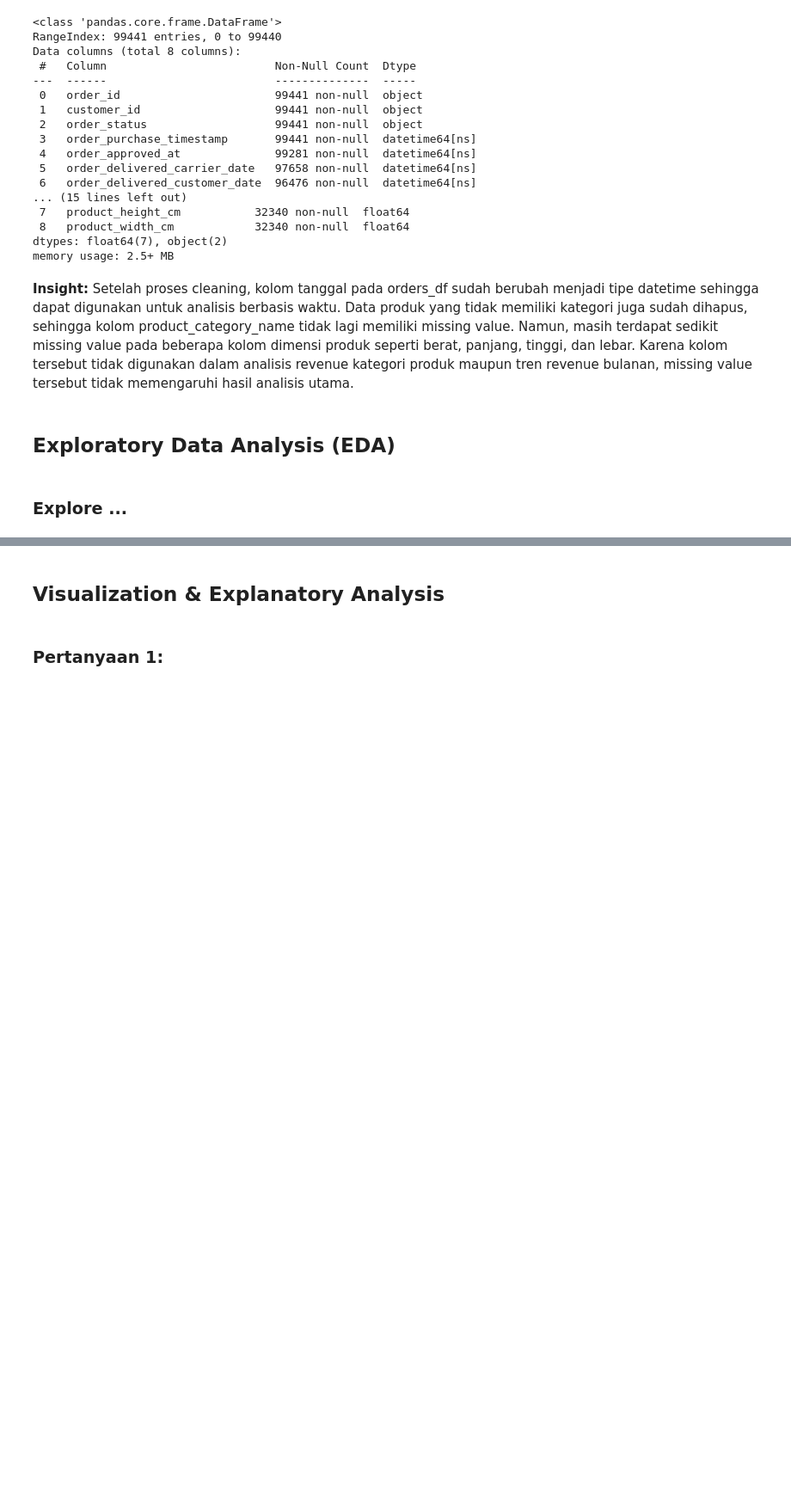
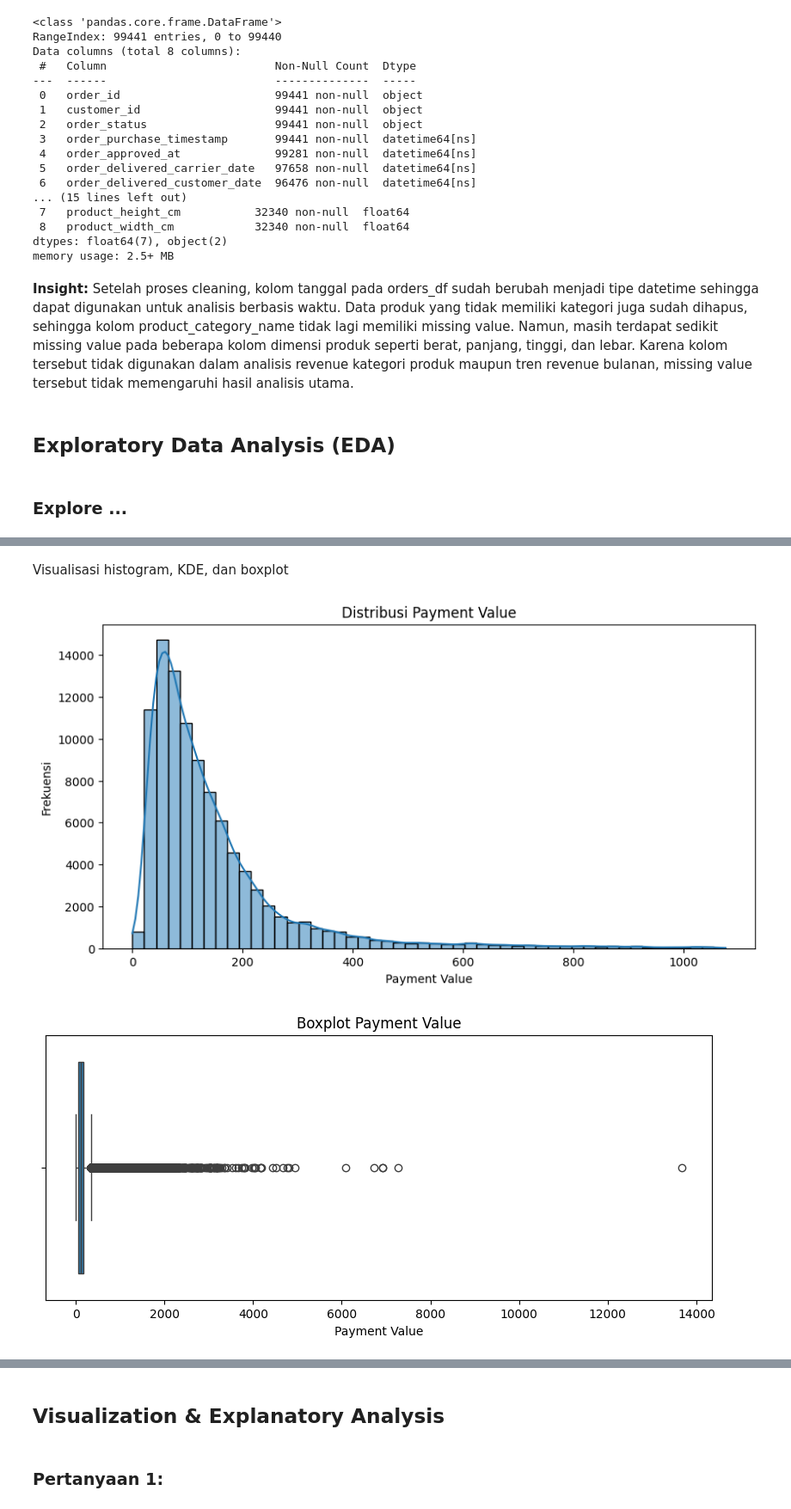
Before and after one commit to bilaaak/ecommerce, a Jupyter notebook: notebook.ipynb, the cells around one changed output, grey strips where cells are left out. Shown at 86% size. Saved outputs shown, nothing was run; the diff lists cells and outputs as text; code cells hidden in the pictures; blank space fills up the shorter version.

```diff
--- a/notebook.ipynb
+++ b/notebook.ipynb
@@ -203,0 +314,40 @@ Total revenue: 20470726.659999996
+# %% [markdown]
+Visualisasi histogram, KDE, dan boxplot
+# %%
+# Histogram dan KDE payment_value
+payment_99 = order_level_df["payment_value"].quantile(0.99)
+
+plt.figure(figsize=(10, 5))
+sns.histplot(
+    order_level_df[order_level_df["payment_value"] <= payment_99]["payment_value"],
+    bins=50,
+    kde=True
+)
+plt.title("Distribusi Payment Value")
+plt.xlabel("Payment Value")
+plt.ylabel("Frekuensi")
+plt.show()
+
+# Boxplot payment_value
+plt.figure(figsize=(10, 4))
+sns.boxplot(x=order_level_df["payment_value"])
+plt.title("Boxplot Payment Value")
+plt.xlabel("Payment Value")
+plt.show()
+
+# Histogram revenue produk/item
+revenue_99 = items_analysis_df["revenue"].quantile(0.99)
+
+plt.figure(figsize=(10, 5))
+sns.histplot(
+    items_analysis_df[items_analysis_df["revenue"] <= revenue_99]["revenue"],
+    bins=50,
+    kde=True
+)
+plt.title("Distribusi Revenue Produk")
+plt.xlabel("Revenue Produk")
+plt.ylabel("Frekuensi")
+plt.show()
+# %% [output]
+[figure, added]
+[figure, added]
```
Also changed, not shown: parts of 41 cells of this notebook, 3 other files.
